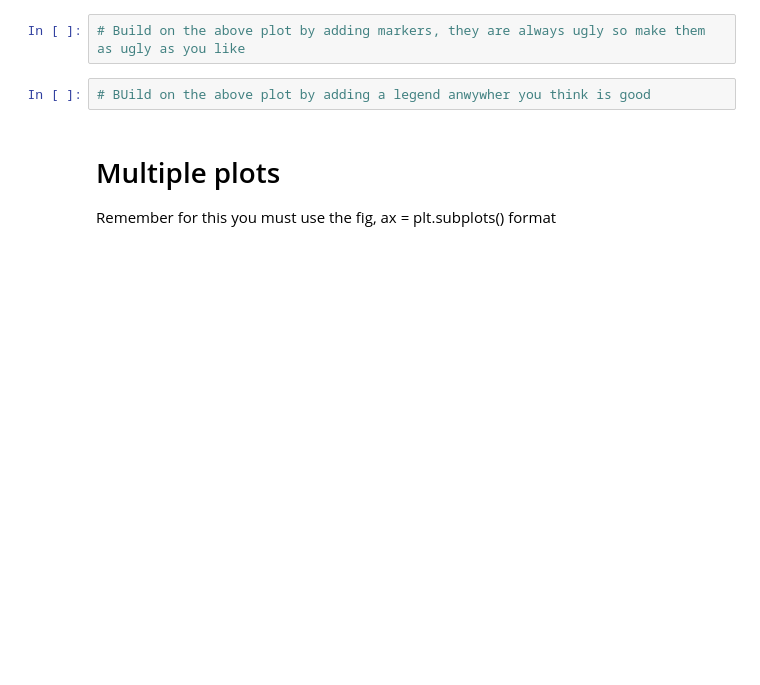
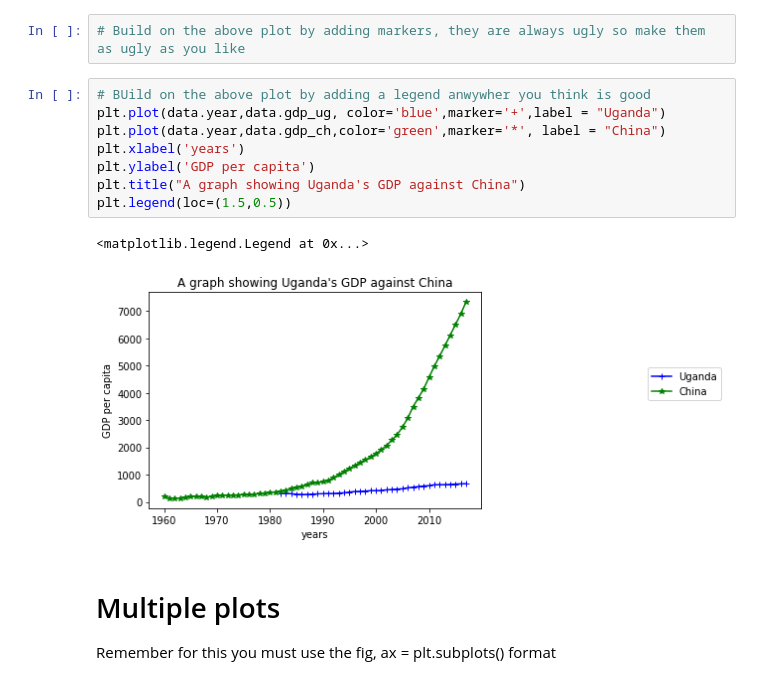
Before and after one commit to Mujerry/air_mentorship, a Jupyter notebook: 04-Data-Visualization/vizclass exercises matplotlib.ipynb, the cells around one changed output. Drawn from its saved outputs; the diff is of its cells as text; blank space fills up the shorter version.

```diff
--- a/04-Data-Visualization/vizclass exercises matplotlib.ipynb
+++ b/04-Data-Visualization/vizclass exercises matplotlib.ipynb
@@ -17,7 +54,16 @@ Complete the following tasks using the main sheet as your model
 # %%
 # Build on the above plot by adding markers, they are always ugly so make them as ugly as you like
-# %%
-# BUild on the above plot by adding a legend anwywher you think is good
+# %%
+# BUild on the above plot by adding a legend anwywher you think is good
+plt.plot(data.year,data.gdp_ug, color='blue',marker='+',label = "Uganda")
+plt.plot(data.year,data.gdp_ch,color='green',marker='*', label = "China")
+plt.xlabel('years')
+plt.ylabel('GDP per capita')
+plt.title("A graph showing Uganda's GDP against China")
+plt.legend(loc=(1.5,0.5))
+# %% [output]
+<matplotlib.legend.Legend at 0x...>
+[figure, added]
 # %% [markdown]
 # Multiple plots
 Remember for this you must use the fig, ax = plt.subplots() format
```
Also changed, not shown: parts of 5 cells of this notebook.
